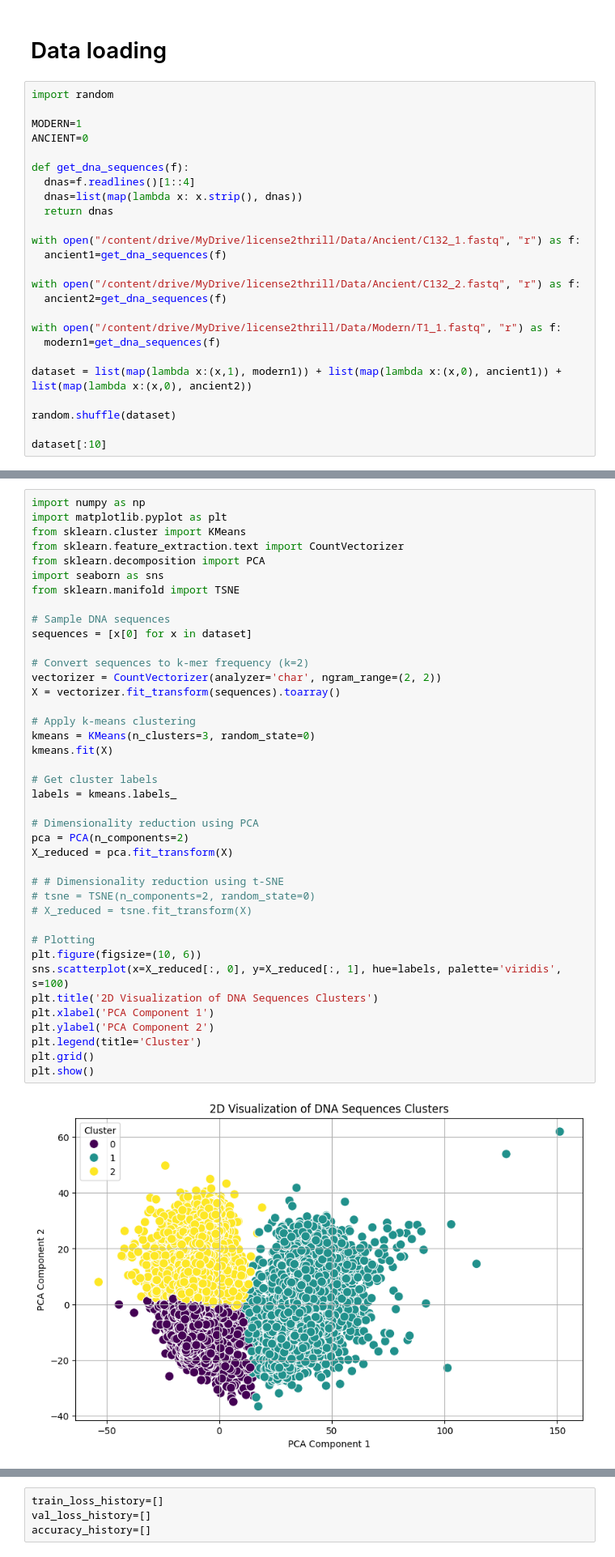
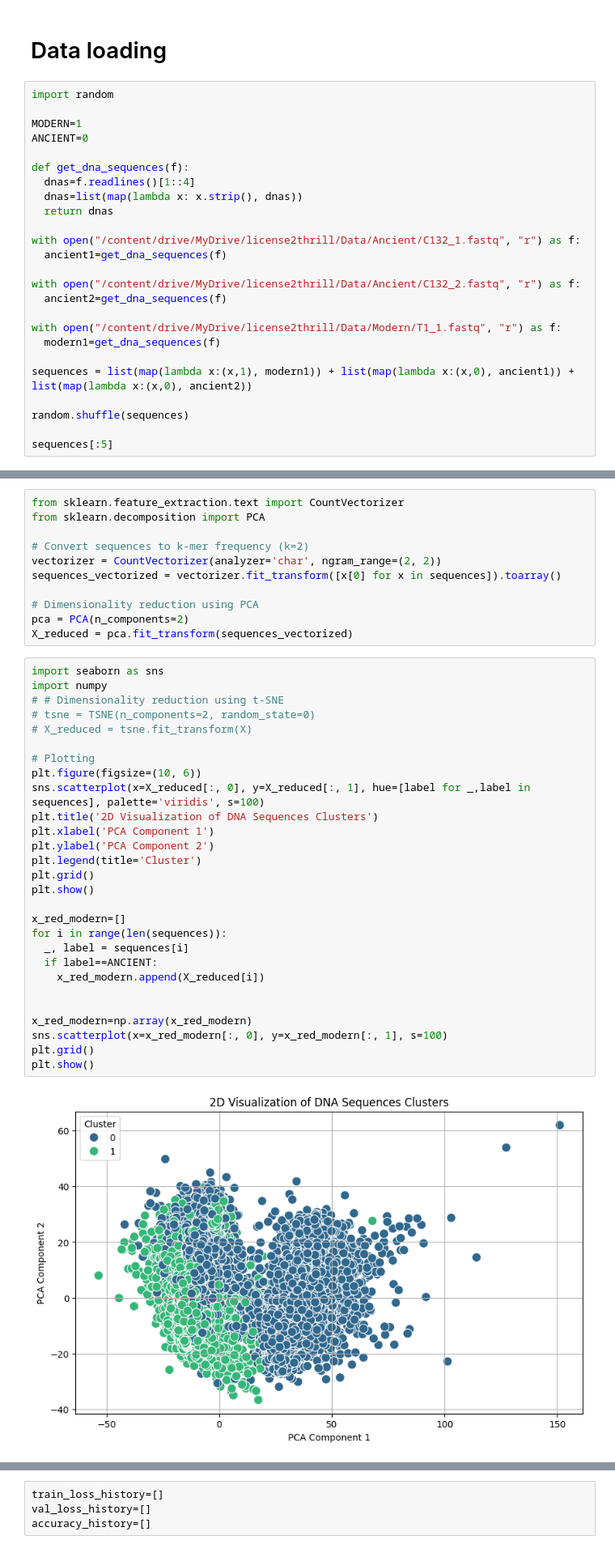
Before and after one commit to BlastOfMihh/Thrill, a Jupyter notebook: transformer.ipynb, the cells around one changed output, grey strips where cells are left out. Shown: that part at 81% size. Drawn from its saved outputs; the diff is of its cells as text.

```diff
--- a/transformer.ipynb
+++ b/transformer.ipynb
@@ -25,9 +25,9 @@ with open("/content/drive/MyDrive/license2thrill/Data/Ancient/C132_2.fastq", "r"
 with open("/content/drive/MyDrive/license2thrill/Data/Modern/T1_1.fastq", "r") as f:
   modern1=get_dna_sequences(f)
 
-dataset = list(map(lambda x:(x,1), modern1)) + list(map(lambda x:(x,0), ancient1)) + list(map(lambda x:(x,0), ancient2))
+sequences = list(map(lambda x:(x,1), modern1)) + list(map(lambda x:(x,0), ancient1)) + list(map(lambda x:(x,0), ancient2))
 
-random.shuffle(dataset)
+random.shuffle(sequences)
 
-dataset[:10]
+sequences[:5]
 # %% [output]
@@ -53,43 +43,42 @@ dataset[:10]
   1)]
+# %%
+from sklearn.feature_extraction.text import CountVectorizer
+from sklearn.decomposition import PCA
+
+# Convert sequences to k-mer frequency (k=2)
+vectorizer = CountVectorizer(analyzer='char', ngram_range=(2, 2))
+sequences_vectorized = vectorizer.fit_transform([x[0] for x in sequences]).toarray()
+
+# Dimensionality reduction using PCA
+pca = PCA(n_components=2)
+X_reduced = pca.fit_transform(sequences_vectorized)
 # %%
-import numpy as np
-import matplotlib.pyplot as plt
-from sklearn.cluster import KMeans
-from sklearn.feature_extraction.text import CountVectorizer
-from sklearn.decomposition import PCA
 import seaborn as sns
-from sklearn.manifold import TSNE
-
-# Sample DNA sequences
-sequences = [x[0] for x in dataset]
-
-# Convert sequences to k-mer frequency (k=2)
-vectorizer = CountVectorizer(analyzer='char', ngram_range=(2, 2))
-X = vectorizer.fit_transform(sequences).toarray()
-
-# Apply k-means clustering
-kmeans = KMeans(n_clusters=3, random_state=0)
-kmeans.fit(X)
-
-# Get cluster labels
-labels = kmeans.labels_
-
-# Dimensionality reduction using PCA
-pca = PCA(n_components=2)
-X_reduced = pca.fit_transform(X)
-
+import numpy
 # # Dimensionality reduction using t-SNE
 # tsne = TSNE(n_components=2, random_state=0)
 # X_reduced = tsne.fit_transform(X)
 
 # Plotting
 plt.figure(figsize=(10, 6))
-sns.scatterplot(x=X_reduced[:, 0], y=X_reduced[:, 1], hue=labels, palette='viridis', s=100)
+sns.scatterplot(x=X_reduced[:, 0], y=X_reduced[:, 1], hue=[label for _,label in sequences], palette='viridis', s=100)
 plt.title('2D Visualization of DNA Sequences Clusters')
 plt.xlabel('PCA Component 1')
 plt.ylabel('PCA Component 2')
 plt.legend(title='Cluster')
 plt.grid()
 plt.show()
+
+x_red_modern=[]
+for i in range(len(sequences)):
+  _, label = sequences[i]
+  if label==ANCIENT:
+    x_red_modern.append(X_reduced[i])
+
+
+x_red_modern=np.array(x_red_modern)
+sns.scatterplot(x=x_red_modern[:, 0], y=x_red_modern[:, 1], s=100)
+plt.grid()
+plt.show()
 # %% [output]
-[figure, old version]
+[figure, new version]
```
Also changed, not shown: parts of 7 cells of this notebook.
